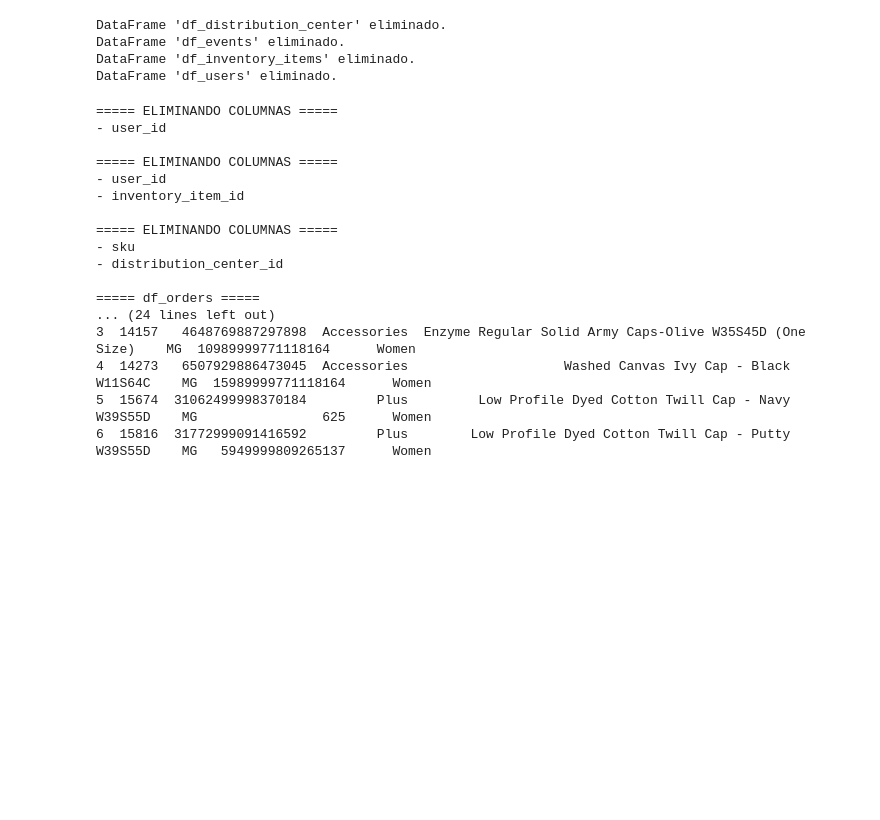
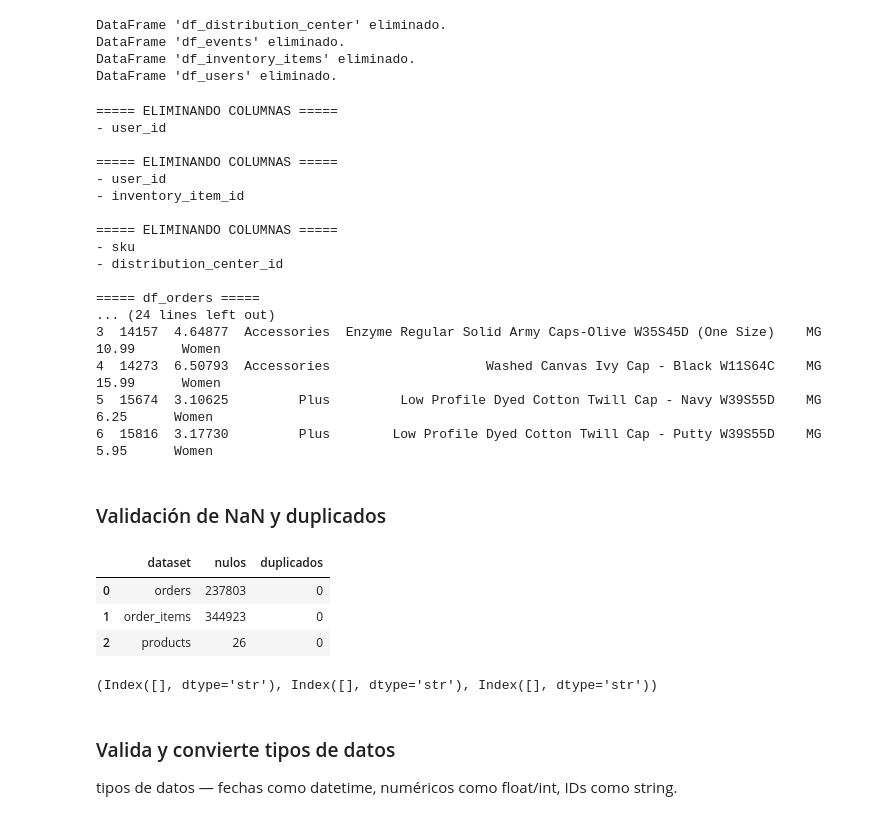
Before and after one commit to ecalderonf/master_DataAnalitics, a Jupyter notebook: modulo-09-proyecto-final/ecalderonf_proyecto_final.ipynb, the cells around one changed output. Cells and saved outputs as stored; diff of their text form; code cells hidden in the pictures; blank space fills up the shorter version.

Commit message:
Limpieza de datos

```diff
--- a/modulo-09-proyecto-final/ecalderonf_proyecto_final.ipynb
+++ b/modulo-09-proyecto-final/ecalderonf_proyecto_final.ipynb
@@ -97,7 +97,7 @@ ver_df("df_order_items", df_order_items)
 df_orders = cargar_fichero("data/orders.csv", "csv")
 ver_df("df_orders", df_orders)
 
-df_products = cargar_fichero("data/products.xlsx", "excel")
+df_products = cargar_fichero("data/products.json", "json")
 ver_df("df_products", df_products)
 
 df_users = cargar_fichero("data/users.xlsx", "excel")
@@ -263,7 +263,51 @@ ver_df("df_products", df_products)
 
 ===== df_orders =====
 ... (24 lines left out)
-3  14157   4648769887297898  Accessories  Enzyme Regular Solid Army Caps-Olive W35S45D (One Size)    MG  10989999771118164      Women
-4  14273   6507929886473045  Accessories                    Washed Canvas Ivy Cap - Black W11S64C    MG  15989999771118164      Women
-5  15674  31062499998370184         Plus         Low Profile Dyed Cotton Twill Cap - Navy W39S55D    MG                625      Women
-6  15816  31772999091416592         Plus        Low Profile Dyed Cotton Twill Cap - Putty W39S55D    MG   5949999809265137      Women
+3  14157  4.64877  Accessories  Enzyme Regular Solid Army Caps-Olive W35S45D (One Size)    MG         10.99      Women
+4  14273  6.50793  Accessories                    Washed Canvas Ivy Cap - Black W11S64C    MG         15.99      Women
+5  15674  3.10625         Plus         Low Profile Dyed Cotton Twill Cap - Navy W39S55D    MG          6.25      Women
+6  15816  3.17730         Plus        Low Profile Dyed Cotton Twill Cap - Putty W39S55D    MG          5.95      Women
+# %% [markdown]
+### Validación de NaN y duplicados
+# %%
+# Nulos y duplicados
+
+resumen = pd.DataFrame({
+    "dataset": ["orders", "order_items", "products"],
+    "nulos": [
+        df_orders.isna().sum().sum(),
+        df_order_items.isna().sum().sum(),
+        df_products.isna().sum().sum()
+    ],
+    "duplicados": [
+        df_orders.duplicated().sum(),
+        df_order_items.duplicated().sum(),
+        df_products.duplicated().sum()
+    ]
+})
+
+resumen
+# %% [output]
+|  | dataset | nulos | duplicados |
+| 0 | orders | 237803 | 0 |
+| 1 | order_items | 344923 | 0 |
+| 2 | products | 26 | 0 |
+# %%
+# Columnas totalmente vacías en orders
+cols_vacias_orders = df_orders.columns[df_orders.isna().all()]
+
+# Columnas totalmente vacías en order_items
+cols_vacias_order_items = df_order_items.columns[df_order_items.isna().all()]
+
+# Columnas totalmente vacías en products
+cols_vacias_products = df_products.columns[df_products.isna().all()]
+
+cols_vacias_orders, cols_vacias_order_items, cols_vacias_products
+
+# Se confirma que Ninguno de los tres datasets tiene columnas donde todas las filas sean nulas.
+# %% [output]
+(Index([], dtype='str'), Index([], dtype='str'), Index([], dtype='str'))
+# %% [markdown]
+### Valida y convierte tipos de datos
+
+tipos de datos — fechas como datetime, numéricos como float/int, IDs como string.
```
Also changed, not shown: parts of 15 cells of this notebook, 4 other files.
